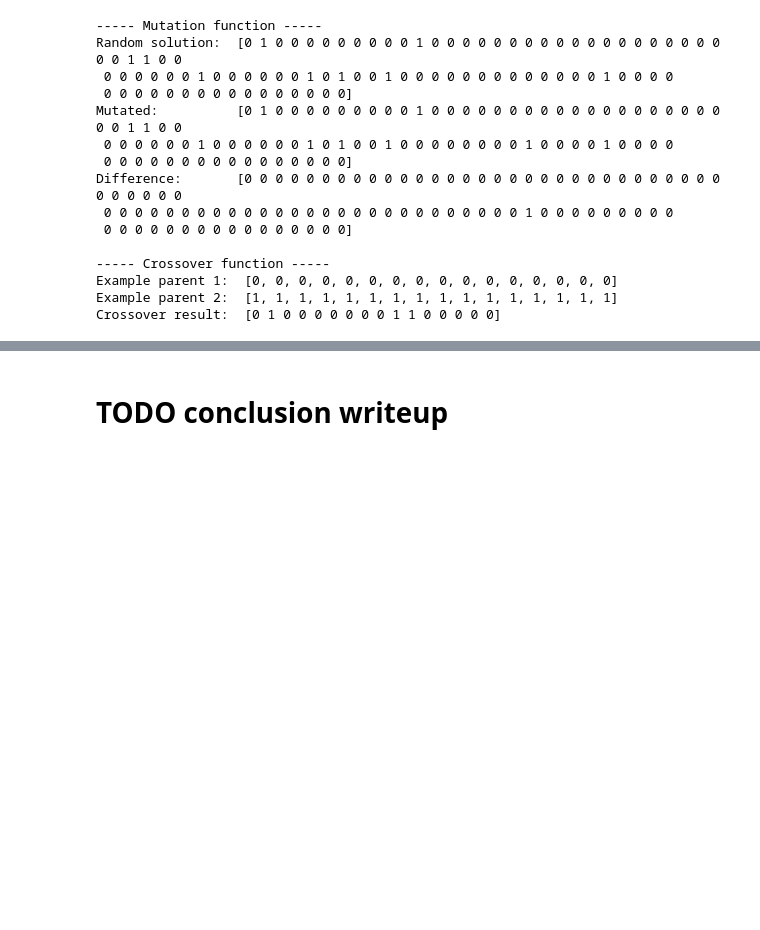
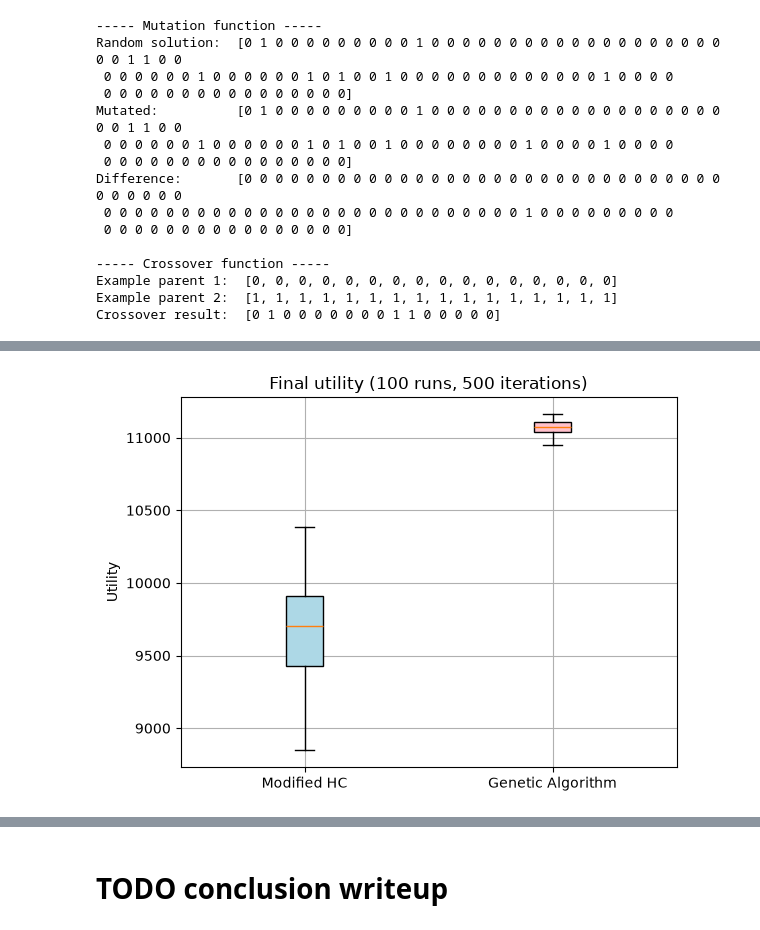
Before and after one commit to AyOhEe/CSCU9YE-Assignment, a Jupyter notebook: 3423815.ipynb, the cells around one changed output, grey strips where cells are left out. Cells and saved outputs as stored; diff of their text form; code cells hidden in the pictures; blank space fills up the shorter version.

```diff
--- a/3423815.ipynb
+++ b/3423815.ipynb
@@ -487,3 +561,14 @@ best_ga = [run[1][1] for run in runs_ga]
 # %%
-# TODO utility boxplot
+%matplotlib inline
+
+bplot = plt.boxplot([best_hc, best_ga], patch_artist=True, tick_labels=['Modified HC', 'Genetic Algorithm'])
+for patch, colour in zip(bplot["boxes"], ["lightblue", "pink"]):
+    patch.set_facecolor(colour)
+
+plt.title(f"Final utility ({PART_2_RUNS} runs, {PART_2_ITERATIONS} iterations)")
+plt.ylabel("Utility")
+plt.grid(True)
+plt.show()
+# %% [output]
+[figure, added]
 # %%
```
Also changed, not shown: parts of 9 cells of this notebook.
